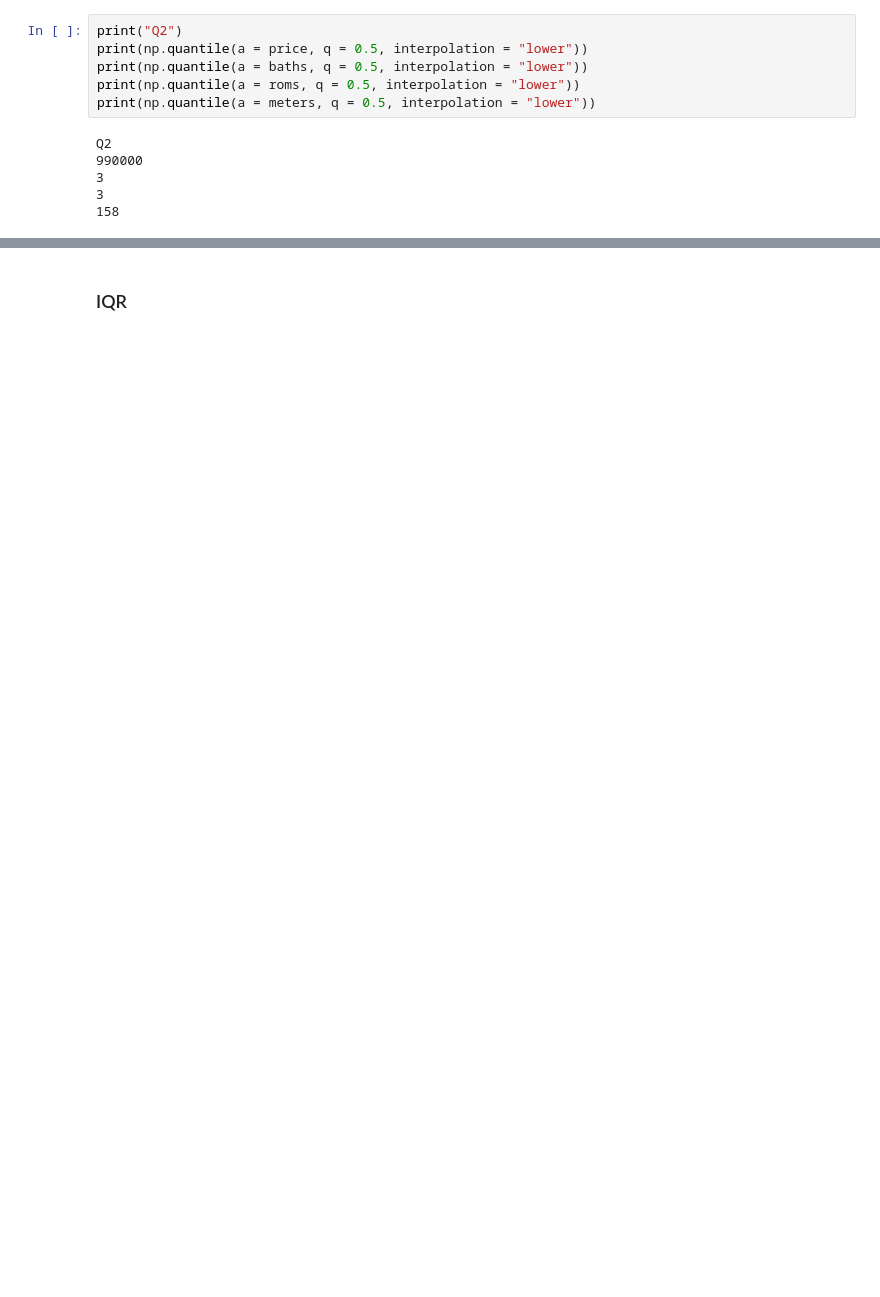
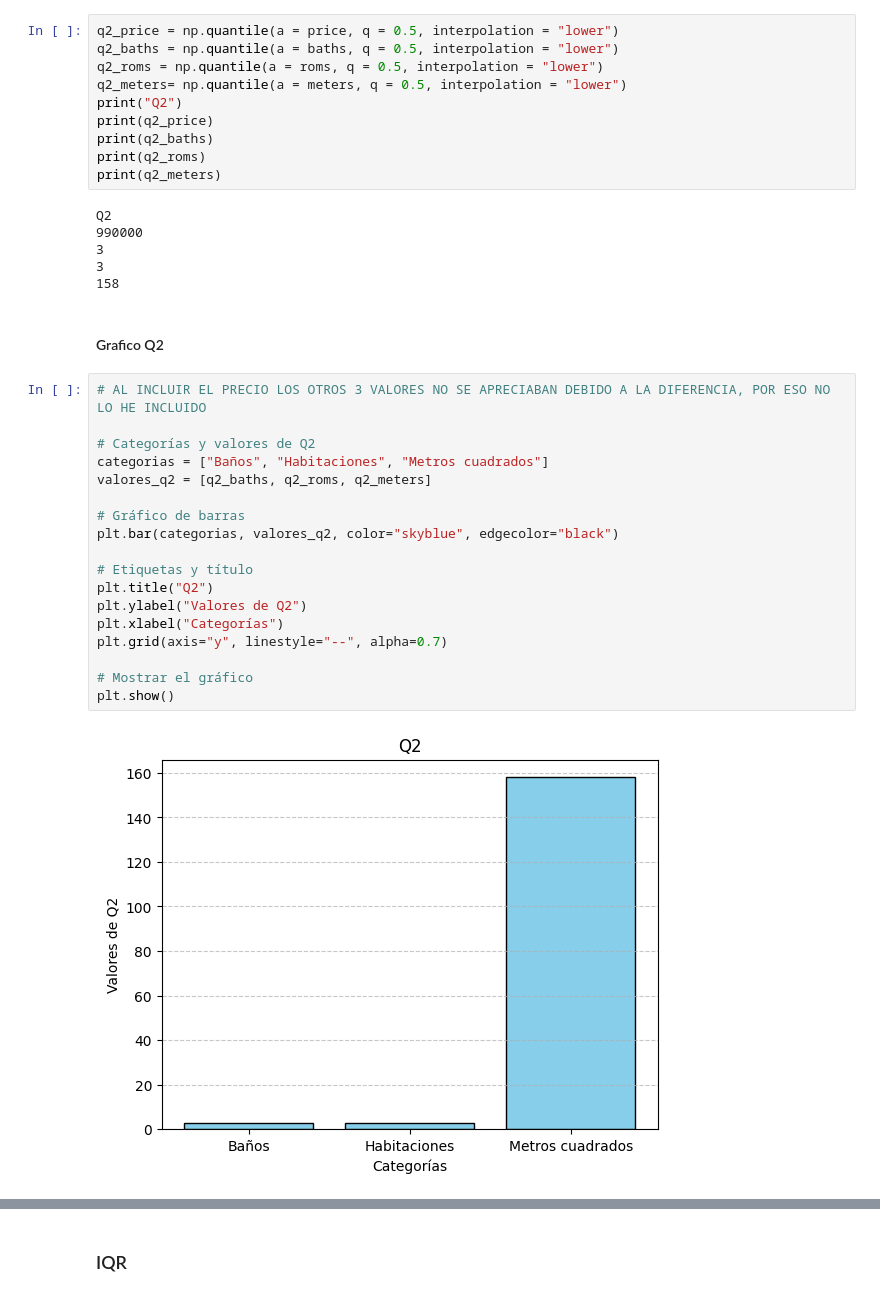
Before and after one commit to mplazap/Bootcamp_ejercicios, a Jupyter notebook: Tema 2 - Matematicas y Estadistica/Ejercicio evaluable (19-12-2024)/M2 - Marino Plaza.ipynb, the cells around one changed output, grey strips where cells are left out. Cells and saved outputs as stored; diff of their text form; blank space fills up the shorter version.

```diff
--- a/Tema 2 - Matematicas y Estadistica/Ejercicio evaluable (19-12-2024)/M2 - Marino Plaza.ipynb
+++ b/Tema 2 - Matematicas y Estadistica/Ejercicio evaluable (19-12-2024)/M2 - Marino Plaza.ipynb
@@ -162,12 +190,38 @@ Q1
 # %%
+q2_price = np.quantile(a = price, q = 0.5, interpolation = "lower")
+q2_baths = np.quantile(a = baths, q = 0.5, interpolation = "lower")
+q2_roms = np.quantile(a = roms, q = 0.5, interpolation = "lower")
+q2_meters= np.quantile(a = meters, q = 0.5, interpolation = "lower")
 print("Q2")
-print(np.quantile(a = price, q = 0.5, interpolation = "lower"))
-print(np.quantile(a = baths, q = 0.5, interpolation = "lower"))
-print(np.quantile(a = roms, q = 0.5, interpolation = "lower"))
-print(np.quantile(a = meters, q = 0.5, interpolation = "lower"))
+print(q2_price)
+print(q2_baths)
+print(q2_roms)
+print(q2_meters)
 # %% [output]
 Q2
 990000
 3
 3
 158
+# %% [markdown]
+#### Grafico Q2
+# %%
+# AL INCLUIR EL PRECIO LOS OTROS 3 VALORES NO SE APRECIABAN DEBIDO A LA DIFERENCIA, POR ESO NO LO HE INCLUIDO
+
+# Categorías y valores de Q2
+categorias = ["Baños", "Habitaciones", "Metros cuadrados"]
+valores_q2 = [q2_baths, q2_roms, q2_meters]
+
+# Gráfico de barras
+plt.bar(categorias, valores_q2, color="skyblue", edgecolor="black")
+
+# Etiquetas y título
+plt.title("Q2")
+plt.ylabel("Valores de Q2")
+plt.xlabel("Categorías")
+plt.grid(axis="y", linestyle="--", alpha=0.7)
+
+# Mostrar el gráfico
+plt.show()
+# %% [output]
+[figure, added]
```
Also changed, not shown: parts of 42 cells of this notebook.
